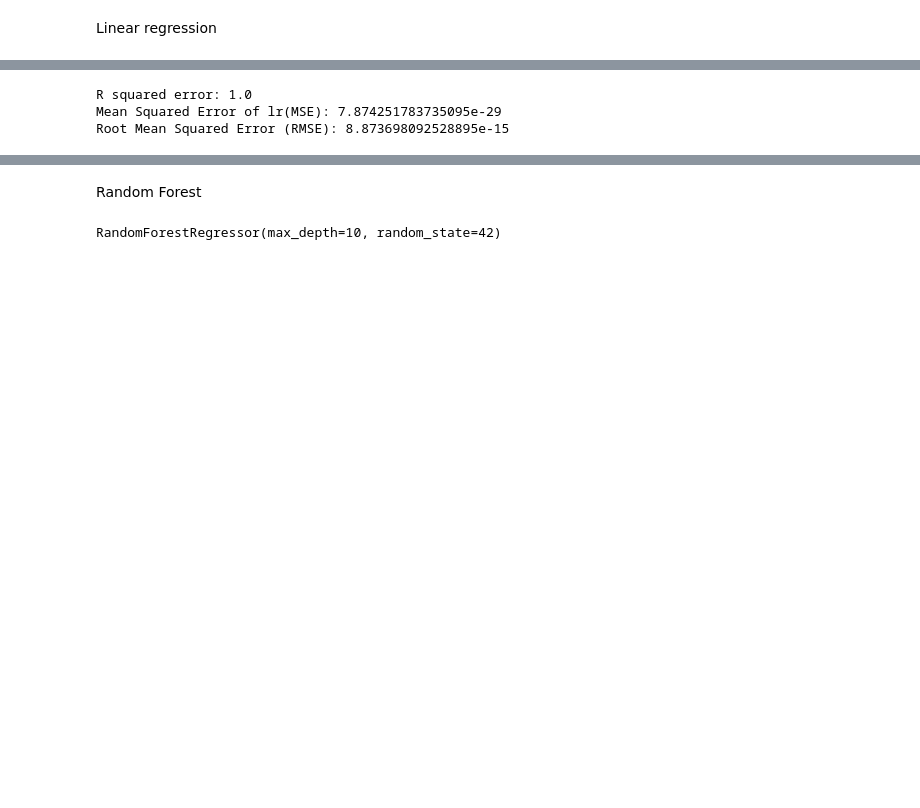
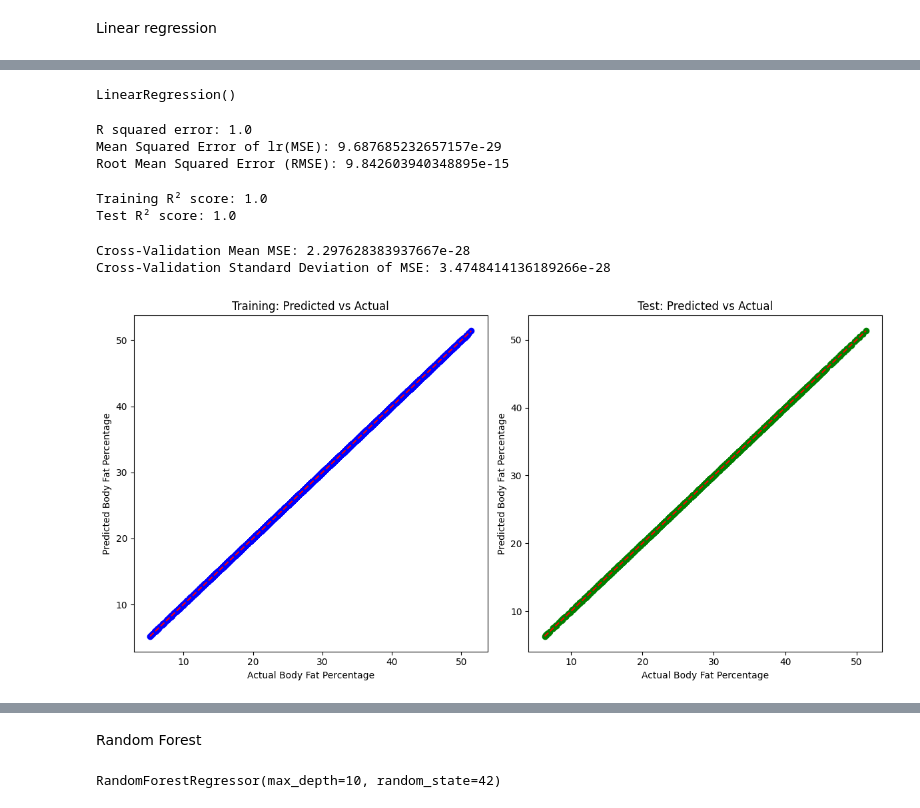
Before and after one commit to g-tumwesigye/fitpulse_app, a Jupyter notebook: fitpulse_app.ipynb, the cells around one changed output, grey strips where cells are left out. Cells and saved outputs as stored; diff of their text form; code cells hidden in the pictures; blank space fills up the shorter version.

```diff
--- a/fitpulse_app.ipynb
+++ b/fitpulse_app.ipynb
@@ -112,6 +112,9 @@ Age                               int64
 BMIcase                           int64
 Exercise Recommendation Plan      int64
 dtype: object
+# %%
+# Let's drop the less important features first
+fitpulse_dataset.drop(['BFPcase', 'BMIcase', 'Exercise Recommendation Plan'], axis=1, inplace=True)
 # %%
 from sklearn.preprocessing import StandardScaler
 
@@ -145,0 +159,7 @@ test_linear = linear_model.predict(X_test)
+# %%
+# Let me initialize the model
+linear_model = LinearRegression()
+# Let's now train the model
+linear_model.fit(X_train, y_train)
+# %% [output]
+LinearRegression()
@@ -157,5 +180,56 @@ rmse = np.sqrt(lr_mse)
 print("Root Mean Squared Error (RMSE):", rmse)
 # %% [output]
 R squared error: 1.0
-Mean Squared Error of lr(MSE): 7.874251783735095e-29
-Root Mean Squared Error (RMSE): 8.873698092528895e-15
+Mean Squared Error of lr(MSE): 9.687685232657157e-29
+Root Mean Squared Error (RMSE): 9.842603940348895e-15
+# %%
+# Let's see the performance on the training set
+train_linear = linear_model.predict(X_train)
+train_r2 = metrics.r2_score(y_train, train_linear)
+print("Training R² score:", train_r2)
+
+# Let's see the performance on the test set
+test_r2 = metrics.r2_score(y_test, test_linear)
+print("Test R² score:", test_r2)
+# %% [output]
+Training R² score: 1.0
+Test R² score: 1.0
+# %%
+from sklearn.model_selection import cross_val_score
+
+# Perform 10-fold cross-validation
+cv_scores = cross_val_score(linear_model, X_scaled, y, cv=10, scoring='neg_mean_squared_error')
+
+# Convert negative MSE to positive
+cv_scores = -cv_scores
+
+# Print the mean and standard deviation of the cross-validation scores
+print(f"Cross-Validation Mean MSE: {cv_scores.mean()}")
+print(f"Cross-Validation Standard Deviation of MSE: {cv_scores.std()}")
+# %% [output]
+Cross-Validation Mean MSE: 2.297628383937667e-28
+Cross-Validation Standard Deviation of MSE: 3.4748414136189266e-28
+# %%
+import matplotlib.pyplot as plt
+
+# Plot for training data
+plt.figure(figsize=(12, 6))
+plt.subplot(1, 2, 1)
+plt.scatter(y_train, train_linear, color='blue')
+plt.plot([y_train.min(), y_train.max()], [y_train.min(), y_train.max()], color='red', linestyle='--')
+plt.title('Training: Predicted vs Actual')
+plt.xlabel('Actual Body Fat Percentage')
+plt.ylabel('Predicted Body Fat Percentage')
+
+# Plot for test data
+plt.subplot(1, 2, 2)
+plt.scatter(y_test, test_linear, color='green')
+plt.plot([y_test.min(), y_test.max()], [y_test.min(), y_test.max()], color='red', linestyle='--')
+plt.title('Test: Predicted vs Actual')
+plt.xlabel('Actual Body Fat Percentage')
+plt.ylabel('Predicted Body Fat Percentage')
+
+plt.tight_layout()
+plt.show()
+# %% [output]
+[figure, added]
```
Also changed, not shown: parts of 12 cells of this notebook.
